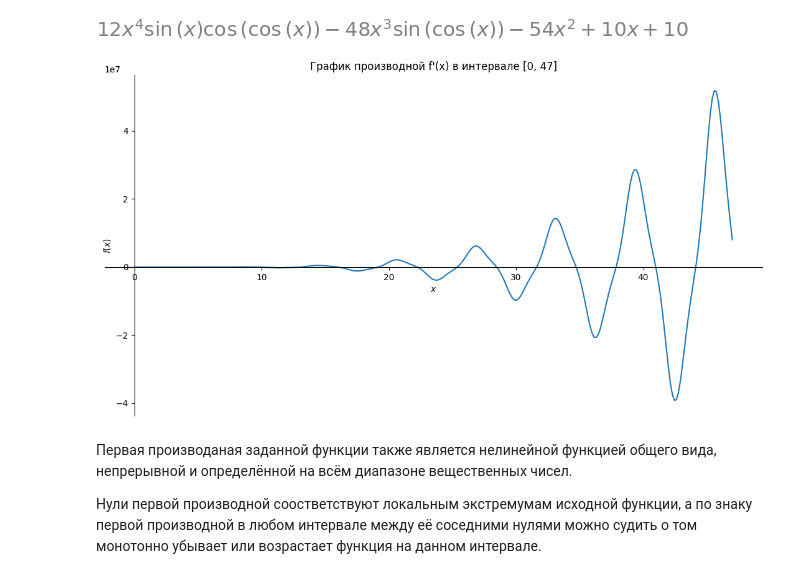
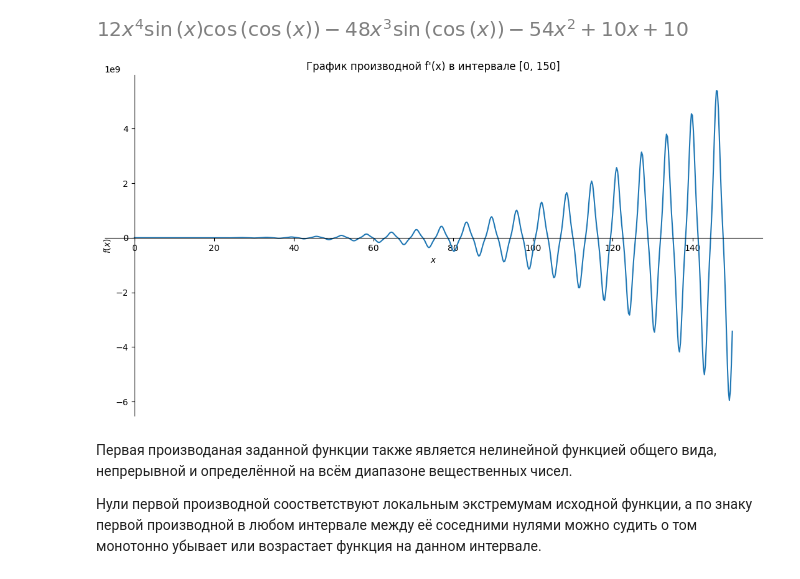
Before and after one commit to alexeycoder/py-investigate-math-function, a Jupyter notebook: homework-11.ipynb, the cells around one changed output. Cells and saved outputs as stored; diff of their text form; code cells hidden in the pictures.

```diff
--- a/homework-11.ipynb
+++ b/homework-11.ipynb
@@ -77,7 +77,7 @@ import numpy as np
 from scipy.optimize import brentq
 
 a = 0
-b = 47
+b = 150
 
 resolution = np.pi / 2
 
@@ -98,7 +98,7 @@ def roots(func, start, end, step):
         if l_val * r_val >= 0:
             return
         try:
-            root = brentq(func, sub_start, sub_end, rtol=0.001, maxiter=10000)
+            root = brentq(func, sub_start, sub_end)
             if root > end:
                 return
         except Exception:
@@ -160,11 +164,11 @@ df
 # %% [output]
 [figure]
 # %%
-plot(df, (x, a, b), adaptive=False, nb_of_points=300,
+plot(df, (x, a, b), adaptive=False, nb_of_points=600,
      title=f'График производной f\'(x) в интервале [{a}, {b}]')
 pass
 # %% [output]
-[figure, old version]
+[figure, new version]
 # %% [markdown]
 Первая производаная заданной функции также является нелинейной функцией общего вида, непрерывной и определённой на всём диапазоне вещественных чисел.
 
```
Also changed, not shown: parts of 14 cells of this notebook, 1 other file.
